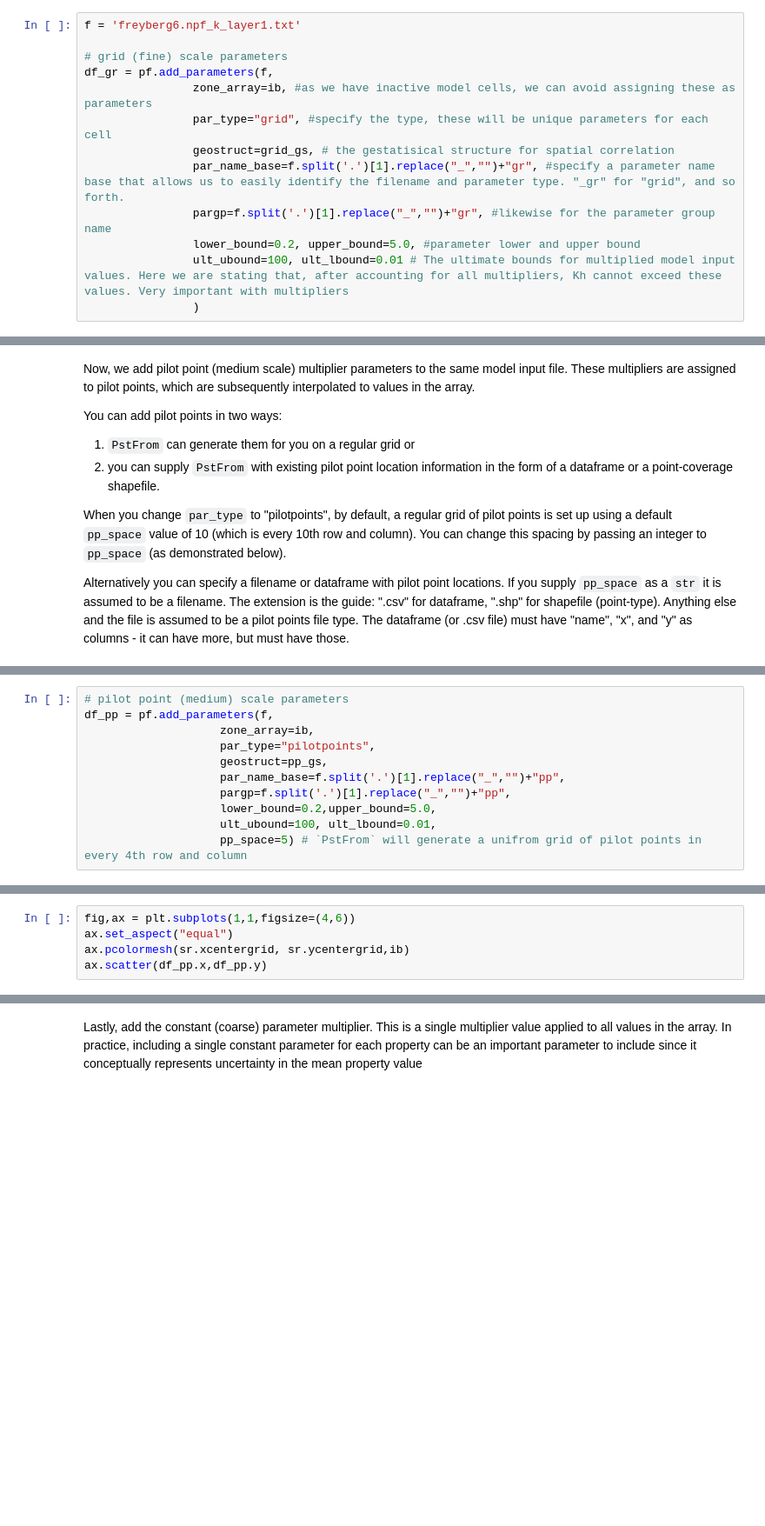
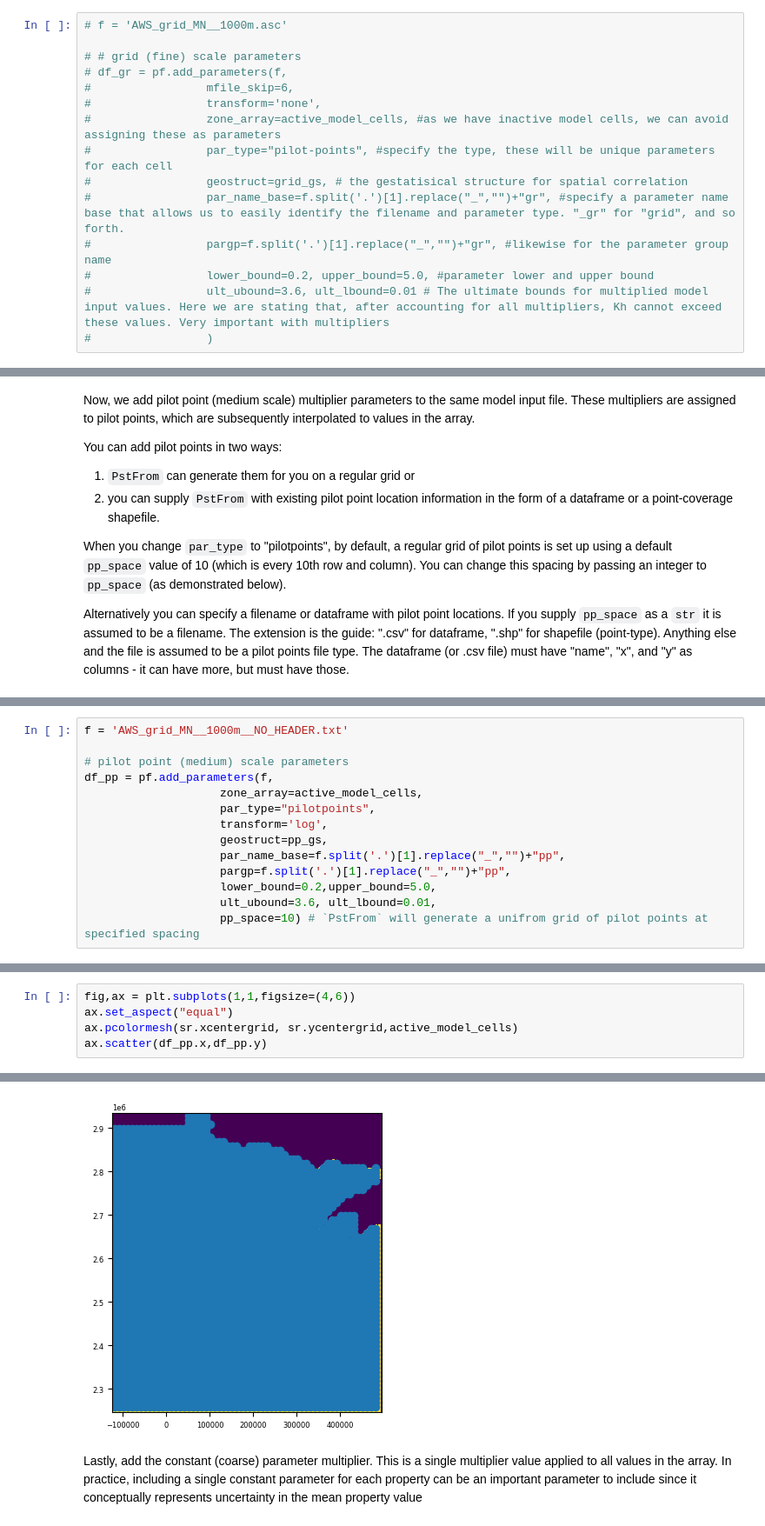
Before and after one commit to smwesten-usgs/swb2_pyemu_pest, a Jupyter notebook: pstfrom_pest_setup/swb_pstfrom_pest_setup.ipynb, the cells around one changed output, grey strips where cells are left out. Shown at 87% size. Saved outputs shown, nothing was run; the diff lists cells and outputs as text; blank space fills up the shorter version.

```diff
--- a/pstfrom_pest_setup/swb_pstfrom_pest_setup.ipynb
+++ b/pstfrom_pest_setup/swb_pstfrom_pest_setup.ipynb
@@ -297,13 +276,15 @@ NameError: name 'gwf' is not defined
 # %%
-f = 'freyberg6.npf_k_layer1.txt'
+# f = 'AWS_grid_MN__1000m.asc'
 
-# grid (fine) scale parameters
-df_gr = pf.add_parameters(f,
-                zone_array=ib, #as we have inactive model cells, we can avoid assigning these as parameters
-                par_type="grid", #specify the type, these will be unique parameters for each cell
-                geostruct=grid_gs, # the gestatisical structure for spatial correlation
-                par_name_base=f.split('.')[1].replace("_","")+"gr", #specify a parameter name base that allows us to easily identify the filename and parameter type. "_gr" for "grid", and so forth.
-                pargp=f.split('.')[1].replace("_","")+"gr", #likewise for the parameter group name
-                lower_bound=0.2, upper_bound=5.0, #parameter lower and upper bound
-                ult_ubound=100, ult_lbound=0.01 # The ultimate bounds for multiplied model input values. Here we are stating that, after accounting for all multipliers, Kh cannot exceed these values. Very important with multipliers
-                )
+# # grid (fine) scale parameters
+# df_gr = pf.add_parameters(f,
+#                 mfile_skip=6,
+#                 transform='none',
+#                 zone_array=active_model_cells, #as we have inactive model cells, we can avoid assigning these as parameters
+#                 par_type="pilot-points", #specify the type, these will be unique parameters for each cell
+#                 geostruct=grid_gs, # the gestatisical structure for spatial correlation
+#                 par_name_base=f.split('.')[1].replace("_","")+"gr", #specify a parameter name base that allows us to easily identify the filename and parameter type. "_gr" for "grid", and so forth.
+#                 pargp=f.split('.')[1].replace("_","")+"gr", #likewise for the parameter group name
+#                 lower_bound=0.2, upper_bound=5.0, #parameter lower and upper bound
+#                 ult_ubound=3.6, ult_lbound=0.01 # The ultimate bounds for multiplied model input values. Here we are stating that, after accounting for all multipliers, Kh cannot exceed these values. Very important with multipliers
+#                 )
@@ -333,11 +319,14 @@ Alternatively you can specify a filename or dataframe with pilot point locations
 # %%
+f = 'AWS_grid_MN__1000m__NO_HEADER.txt'
+
 # pilot point (medium) scale parameters
 df_pp = pf.add_parameters(f,
-                    zone_array=ib,
+                    zone_array=active_model_cells,
                     par_type="pilotpoints",
+                    transform='log',
                     geostruct=pp_gs,
                     par_name_base=f.split('.')[1].replace("_","")+"pp",
                     pargp=f.split('.')[1].replace("_","")+"pp",
                     lower_bound=0.2,upper_bound=5.0,
-                    ult_ubound=100, ult_lbound=0.01,
-                    pp_space=5) # `PstFrom` will generate a unifrom grid of pilot points in every 4th row and column
+                    ult_ubound=3.6, ult_lbound=0.01,
+                    pp_space=10) # `PstFrom` will generate a unifrom grid of pilot points at specified spacing
@@ -344,5 +351,6 @@ df_pp = pf.add_parameters(f,
 # %%
 fig,ax = plt.subplots(1,1,figsize=(4,6))
 ax.set_aspect("equal")
-ax.pcolormesh(sr.xcentergrid, sr.ycentergrid,ib)
+ax.pcolormesh(sr.xcentergrid, sr.ycentergrid,active_model_cells)
 ax.scatter(df_pp.x,df_pp.y)
+# %% [output]
@@ -349,3 +358,4 @@ ax.scatter(df_pp.x,df_pp.y)
+[figure, added]
 # %% [markdown]
 Lastly, add the constant (coarse) parameter multiplier. This is a single multiplier value applied to all values in the array. In practice, including a single constant parameter for each property can be an important parameter to include since it conceptually represents uncertainty in the mean property value
 # %%
```
Also changed, not shown: parts of 42 cells of this notebook, 6 other files.
